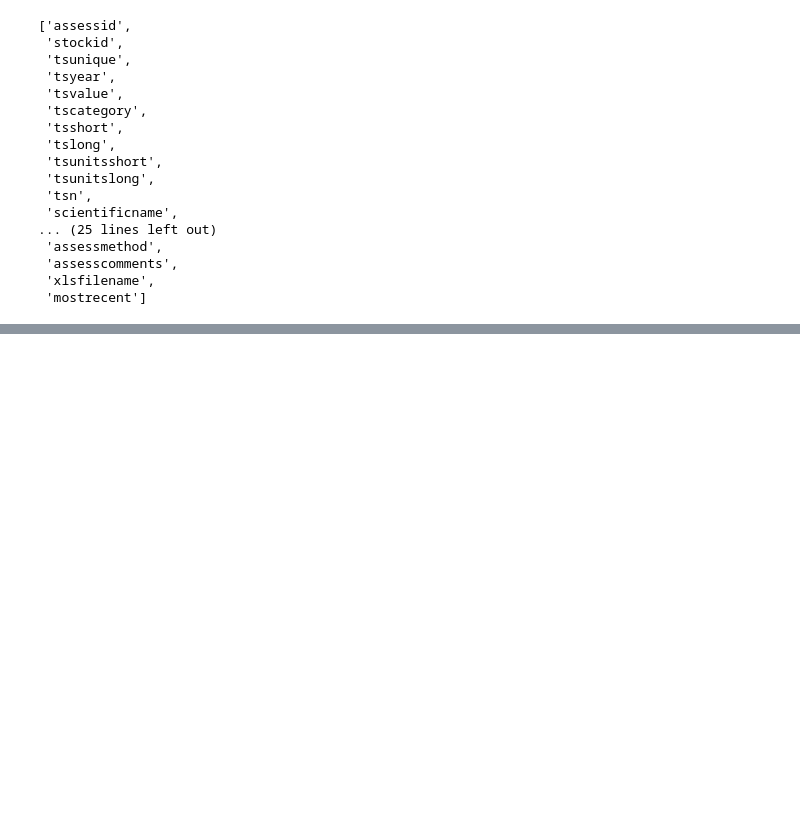
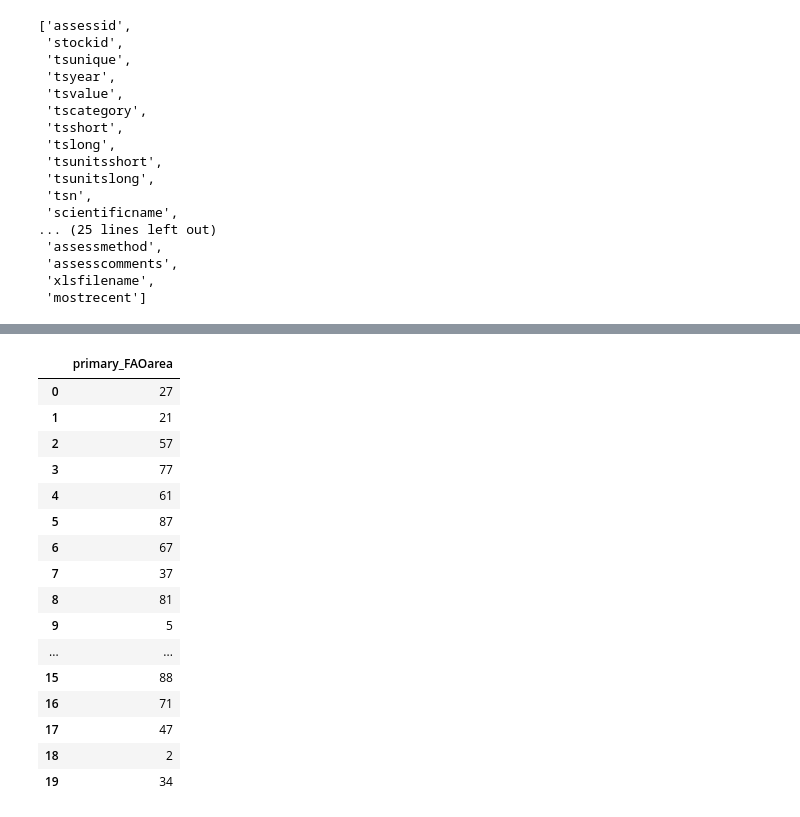
Before and after one commit to espm-288/fish-gabe-pooneh-fish, a Jupyter notebook: notebook.ipynb, the cells around one changed output, grey strips where cells are left out. Cells and saved outputs as stored; diff of their text form; code cells hidden in the pictures; blank space fills up the shorter version.

```diff
--- a/notebook.ipynb
+++ b/notebook.ipynb
@@ -230,3 +153,23 @@ cod_catch.select(_.primary_country,_.region).distinct().execute()
 We seek to replicate the temporal trend in stock declines shown in [Worm et al 2006](http://doi.org/10.1126/science.1132294):
 
 ![](https://espm-157.github.io/website-r/img/worm2006.jpg)
+# %%
+fish.select(_.primary_FAOarea).distinct().execute()
+# %% [output]
+|  | primary_FAOarea |
+| 0 | 27 |
+| 1 | 21 |
+| 2 | 57 |
+| 3 | 77 |
+| 4 | 61 |
+| 5 | 87 |
+| 6 | 67 |
+| 7 | 37 |
+| 8 | 81 |
+| 9 | 5 |
+| ... | ... |
+| 15 | 88 |
+| 16 | 71 |
+| 17 | 47 |
+| 18 | 2 |
+| 19 | 34 |
```
Also changed, not shown: parts of 12 cells of this notebook.
